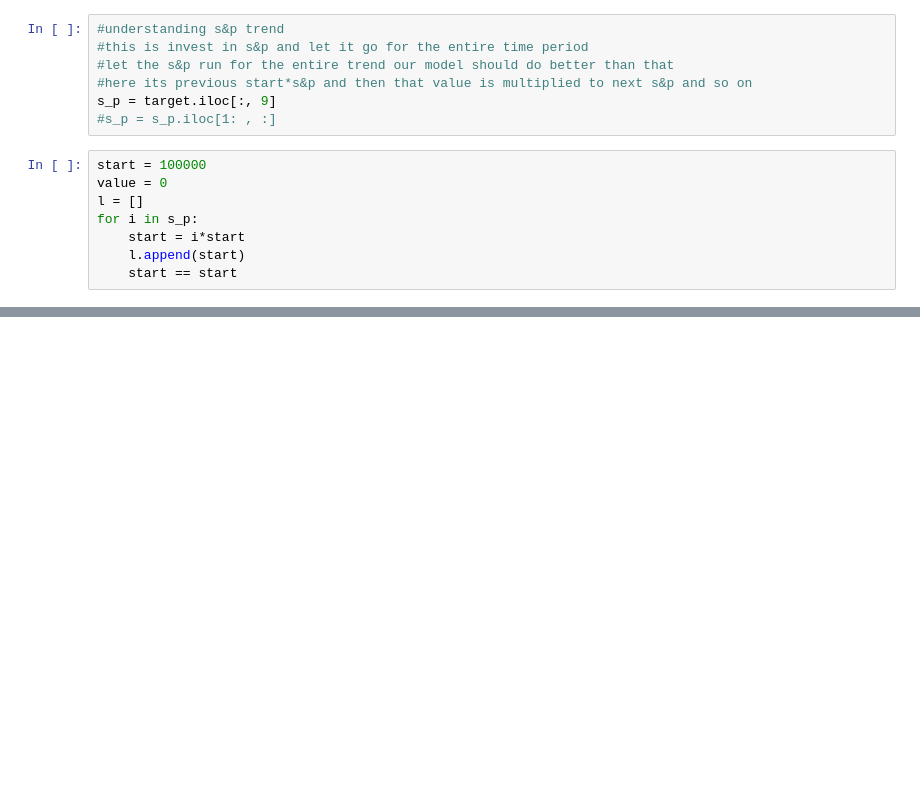
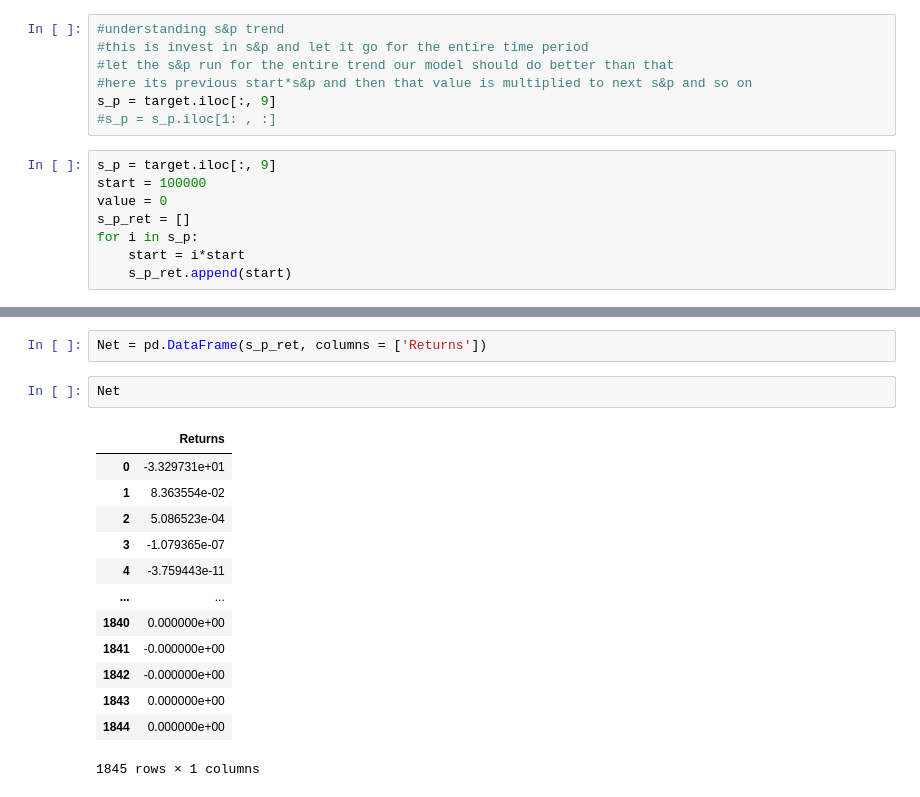
Before and after one commit to JBaldys/APlusBernstein-Project, a Jupyter notebook: notebooks/balanced_profolio.ipynb, the cells around one changed output, grey strips where cells are left out. Saved outputs shown, nothing was run; the diff lists cells and outputs as text; blank space fills up the shorter version.

```diff
--- a/notebooks/balanced_profolio.ipynb
+++ b/notebooks/balanced_profolio.ipynb
@@ -96,10 +157,10 @@ balanced_profolio(target)
 s_p = target.iloc[:, 9]
 #s_p = s_p.iloc[1: , :]
 # %%
+s_p = target.iloc[:, 9]
 start = 100000
 value = 0
-l = []
+s_p_ret = []
 for i in s_p:
     start = i*start
-    l.append(start)
-    start == start
+    s_p_ret.append(start)
@@ -105,0 +187,18 @@ for i in s_p:
+# %%
+Net = pd.DataFrame(s_p_ret, columns = ['Returns'])
+# %%
+Net
+# %% [output]
+|  | Returns |
+| 0 | -3.329731e+01 |
+| 1 | 8.363554e-02 |
+| 2 | 5.086523e-04 |
+| 3 | -1.079365e-07 |
+| 4 | -3.759443e-11 |
+| ... | ... |
+| 1840 | 0.000000e+00 |
+| 1841 | -0.000000e+00 |
+| 1842 | -0.000000e+00 |
+| 1843 | 0.000000e+00 |
+| 1844 | 0.000000e+00 |
+1845 rows × 1 columns
```
Also changed, not shown: parts of 20 cells of this notebook.
